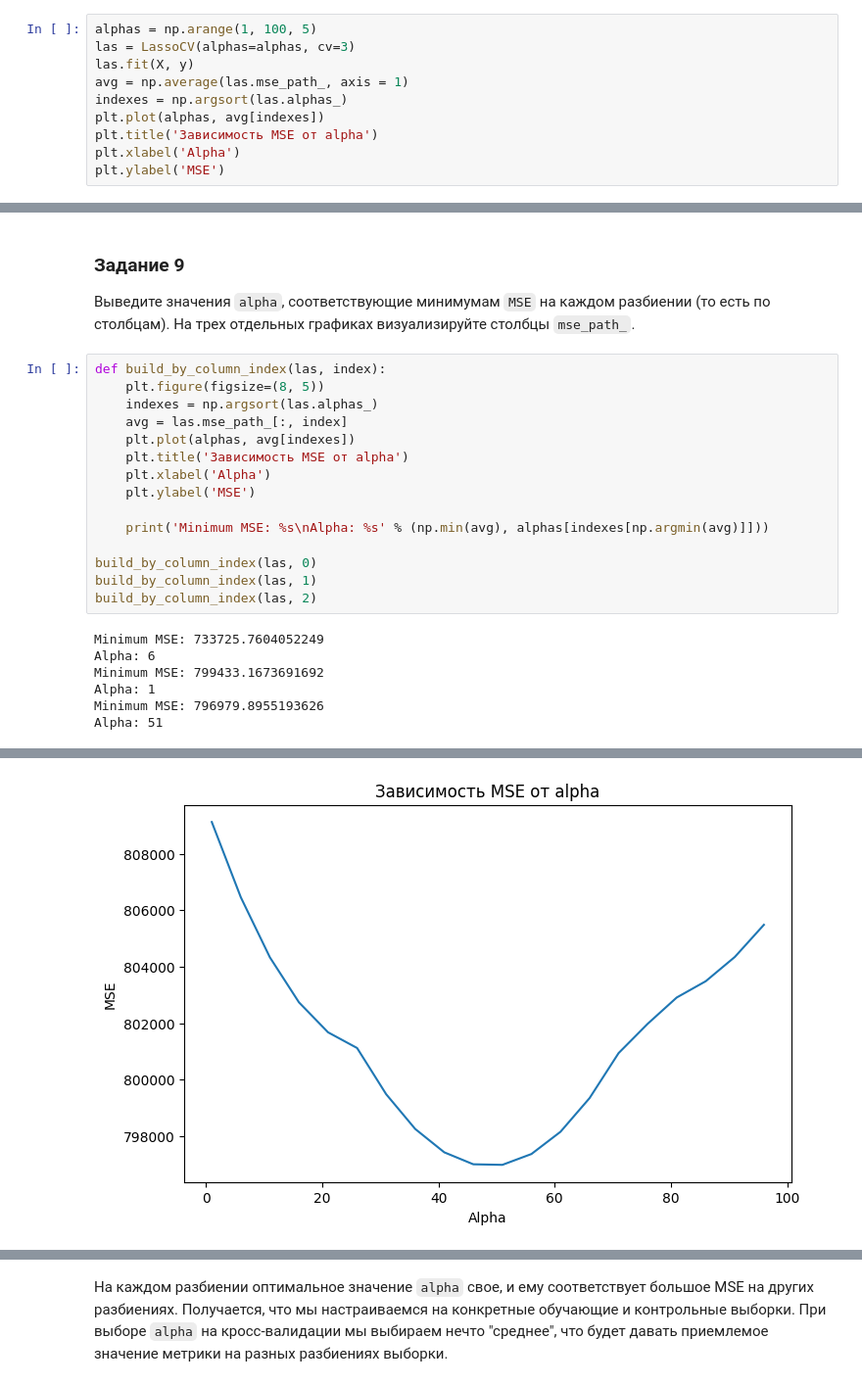
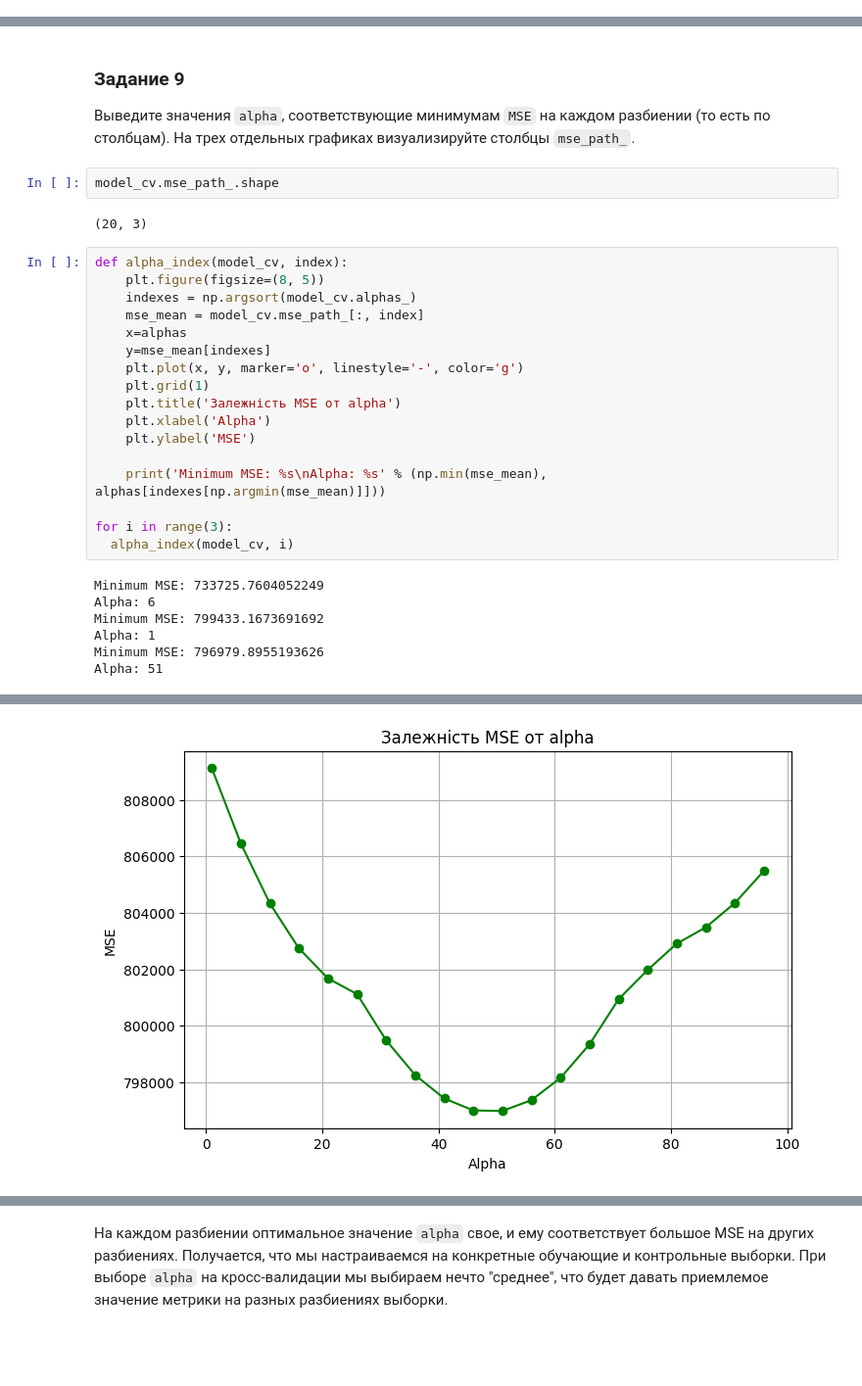
Before and after one commit to RostislavB74/DS_HW4, a Jupyter notebook: HW4_170124.ipynb, the cells around one changed output, grey strips where cells are left out. Shown at 98% size. Drawn from its saved outputs; the diff is of its cells as text; blank space fills up the shorter version.

```diff
--- a/HW4_170124.ipynb
+++ b/HW4_170124.ipynb
@@ -504,13 +504,3 @@ hum: -140.00740550068844
 windspeed(mph): -191.77140847135036
 windspeed(ms): -2.6854702314758792e-08
 [figure]
-# %%
-alphas = np.arange(1, 100, 5)
-las = LassoCV(alphas=alphas, cv=3)
-las.fit(X, y)
-avg = np.average(las.mse_path_, axis = 1)
-indexes = np.argsort(las.alphas_)
-plt.plot(alphas, avg[indexes])
-plt.title('Зависимость MSE от alpha')
-plt.xlabel('Alpha')
-plt.ylabel('MSE')
@@ -524,21 +511,27 @@ Text(0, 0.5, 'MSE')
 
 Выведите значения `alpha`, соответствующие минимумам `MSE` на каждом разбиении (то есть по столбцам).
 На трех отдельных графиках визуализируйте столбцы `mse_path_`.
+# %%
+model_cv.mse_path_.shape
+# %% [output]
+(20, 3)
 # %%
-def build_by_column_index(las, index):
+def alpha_index(model_cv, index):
     plt.figure(figsize=(8, 5))
-    indexes = np.argsort(las.alphas_)
-    avg = las.mse_path_[:, index]
-    plt.plot(alphas, avg[indexes])
-    plt.title('Зависимость MSE от alpha')
+    indexes = np.argsort(model_cv.alphas_)
+    mse_mean = model_cv.mse_path_[:, index]
+    x=alphas
+    y=mse_mean[indexes]
+    plt.plot(x, y, marker='o', linestyle='-', color='g')
+    plt.grid(1)
+    plt.title('Залежність MSE от alpha')
     plt.xlabel('Alpha')
     plt.ylabel('MSE')
 
-    print('Minimum MSE: %s\nAlpha: %s' % (np.min(avg), alphas[indexes[np.argmin(avg)]]))
+    print('Minimum MSE: %s\nAlpha: %s' % (np.min(mse_mean), alphas[indexes[np.argmin(mse_mean)]]))
 
-build_by_column_index(las, 0)
-build_by_column_index(las, 1)
-build_by_column_index(las, 2)
+for i in range(3):
+  alpha_index(model_cv, i)
 # %% [output]
 Minimum MSE: 733725.7604052249
 Alpha: 6
@@ -551,2 +544,2 @@ Alpha: 51
-[figure, old version]
+[figure, new version]
 # %%
```
Also changed, not shown: parts of 6 cells of this notebook.
